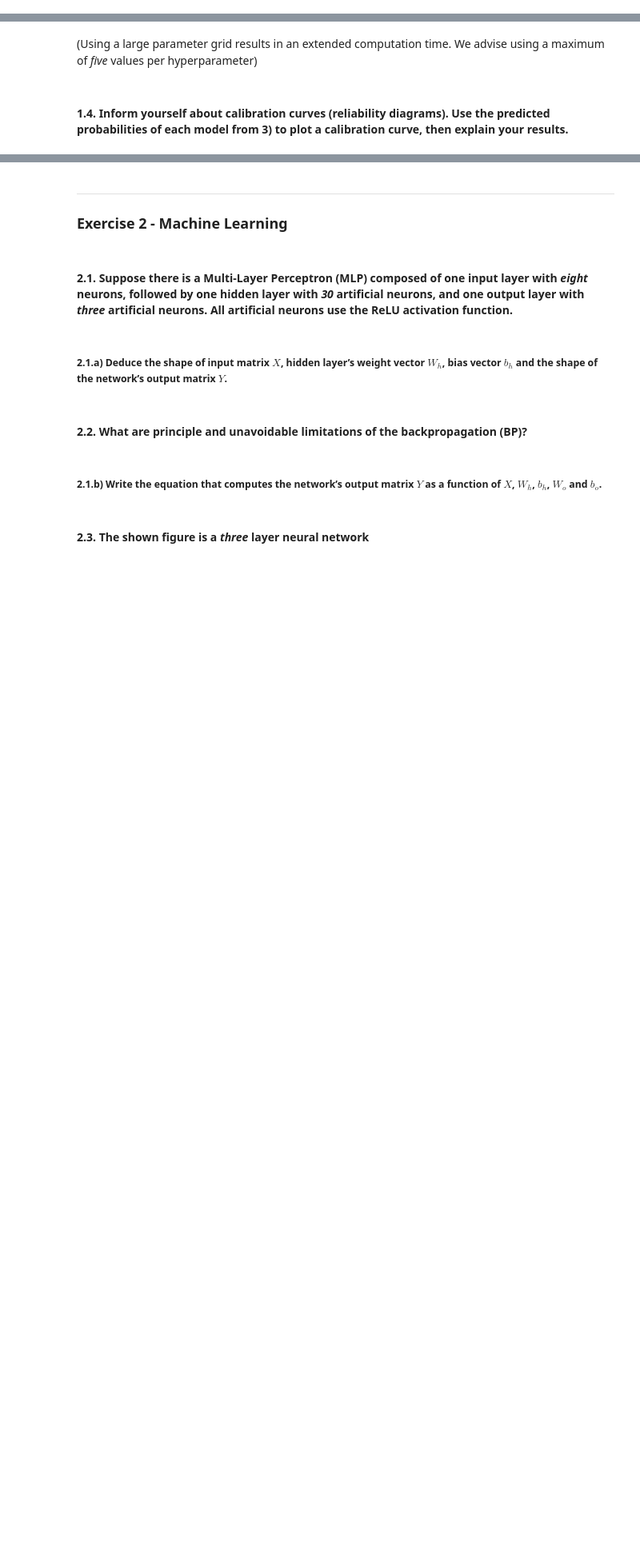
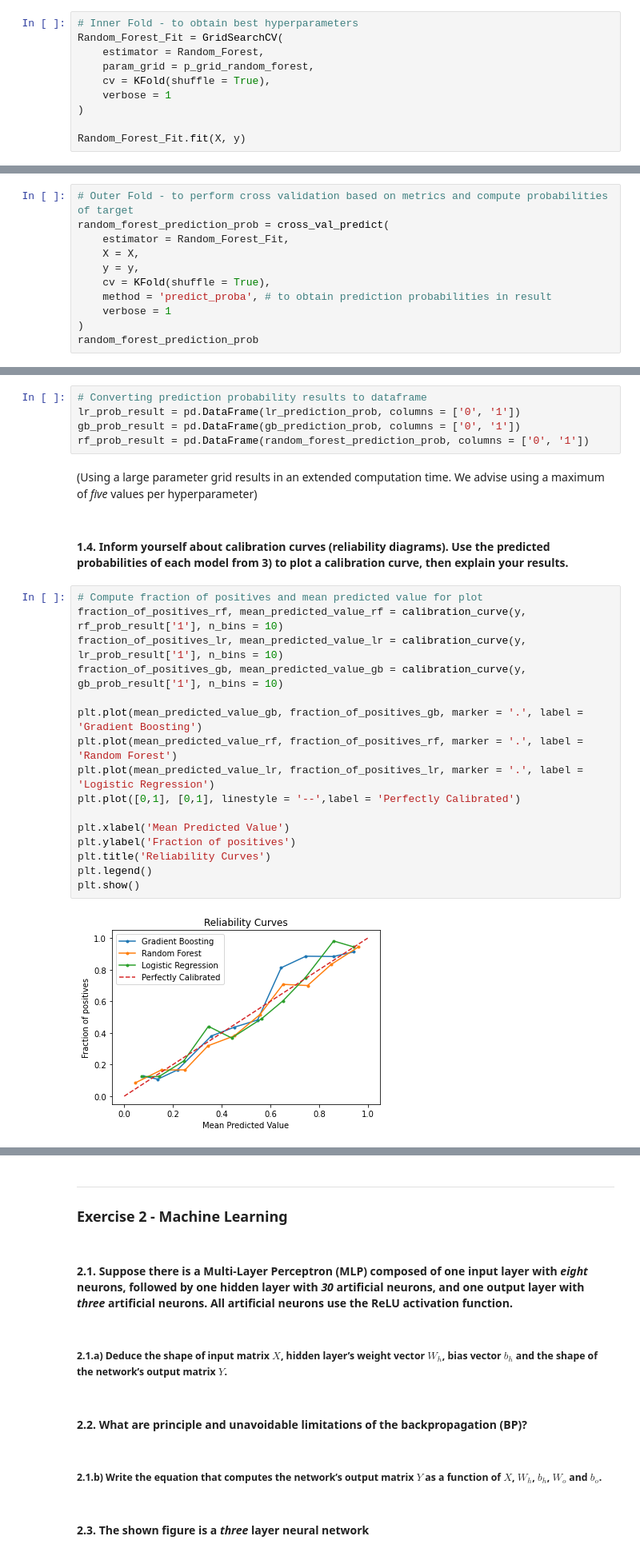
Before and after one commit to FabriceBeaumont/MA-INF_4216_Biomedical_DS_and_AI, a Jupyter notebook: Sheet8/Assignment8_Solutions.ipynb, the cells around one changed output, grey strips where cells are left out. Shown at 80% size. Saved outputs shown, nothing was run; the diff lists cells and outputs as text; blank space fills up the shorter version.

```diff
--- a/Sheet8/Assignment8_Solutions.ipynb
+++ b/Sheet8/Assignment8_Solutions.ipynb
@@ -49,0 +117,10 @@ gradient of the loss function?
+# %%
+# Inner Fold - to obtain best hyperparameters
+Random_Forest_Fit = GridSearchCV(
+    estimator = Random_Forest,
+    param_grid = p_grid_random_forest,
+    cv = KFold(shuffle = True),
+    verbose = 1
+)
+
+Random_Forest_Fit.fit(X, y)
@@ -49,0 +148,11 @@ gradient of the loss function?
+# %%
+# Outer Fold - to perform cross validation based on metrics and compute probabilities of target
+random_forest_prediction_prob = cross_val_predict(
+    estimator = Random_Forest_Fit,
+    X = X,
+    y = y,
+    cv = KFold(shuffle = True),
+    method = 'predict_proba', # to obtain prediction probabilities in result
+    verbose = 1
+)
+random_forest_prediction_prob
@@ -54,4 +294,27 @@ gradient of the loss function?
+# %%
+# Converting prediction probability results to dataframe
+lr_prob_result = pd.DataFrame(lr_prediction_prob, columns = ['0', '1'])
+gb_prob_result = pd.DataFrame(gb_prediction_prob, columns = ['0', '1'])
+rf_prob_result = pd.DataFrame(random_forest_prediction_prob, columns = ['0', '1'])
 # %% [markdown]
 (Using a large parameter grid results in an extended computation time. We advise using a maximum of *five* values per hyperparameter)
 # %% [markdown]
 #### 1.4. Inform yourself about calibration curves (reliability diagrams). Use the predicted probabilities of each model from 3) to plot a calibration curve, then explain your results.
+# %%
+# Compute fraction of positives and mean predicted value for plot
+fraction_of_positives_rf, mean_predicted_value_rf = calibration_curve(y, rf_prob_result['1'], n_bins = 10)
+fraction_of_positives_lr, mean_predicted_value_lr = calibration_curve(y, lr_prob_result['1'], n_bins = 10)
+fraction_of_positives_gb, mean_predicted_value_gb = calibration_curve(y, gb_prob_result['1'], n_bins = 10)
+
+plt.plot(mean_predicted_value_gb, fraction_of_positives_gb, marker = '.', label = 'Gradient Boosting')
+plt.plot(mean_predicted_value_rf, fraction_of_positives_rf, marker = '.', label = 'Random Forest')
+plt.plot(mean_predicted_value_lr, fraction_of_positives_lr, marker = '.', label = 'Logistic Regression')
+plt.plot([0,1], [0,1], linestyle = '--',label = 'Perfectly Calibrated')
+
+plt.xlabel('Mean Predicted Value')
+plt.ylabel('Fraction of positives')
+plt.title('Reliability Curves')
+plt.legend()
+plt.show()
+# %% [output]
+[figure, added]
```
Also changed, not shown: parts of 17 cells of this notebook.
